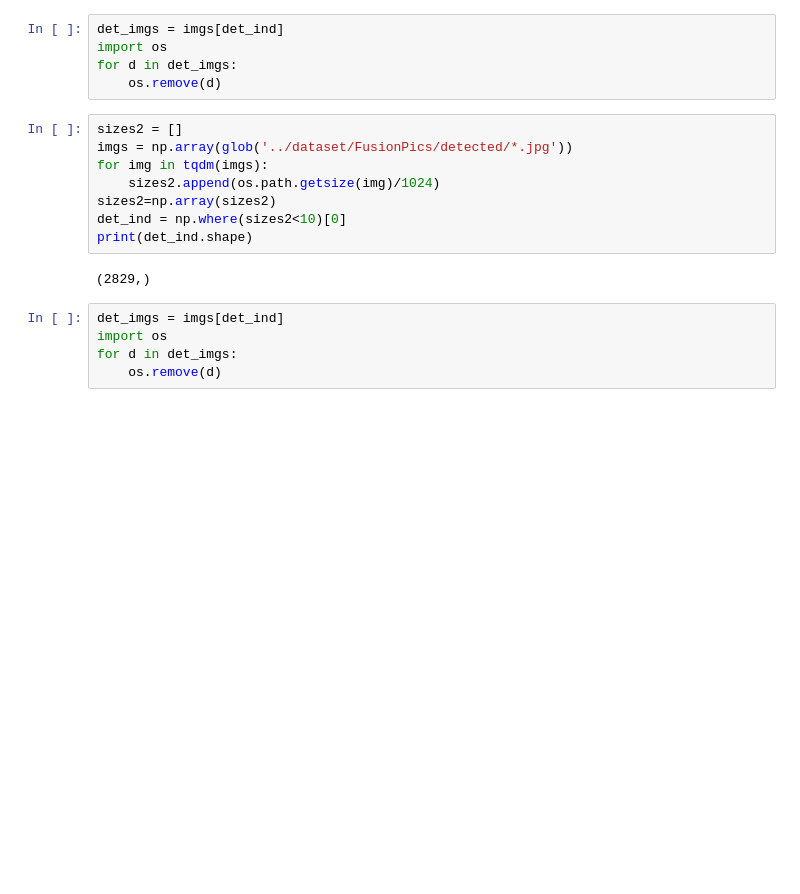
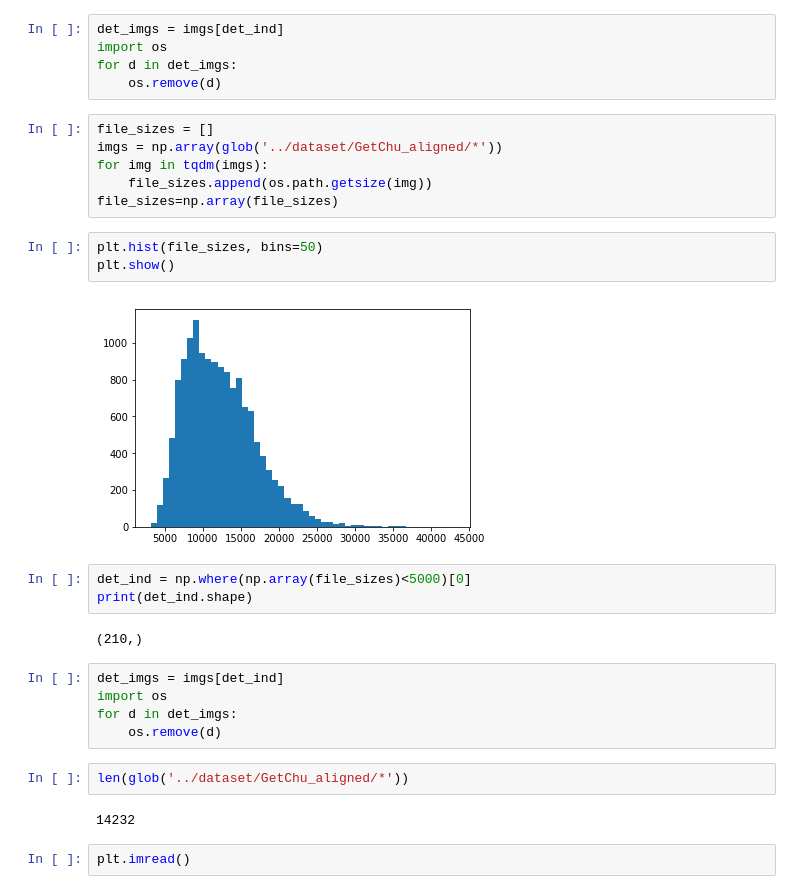
Before and after one commit to ANIME305/Anime-GAN-tensorflow, a Jupyter notebook: AnimeFaceDetect/face_detecter.ipynb, the cells around one changed output. Drawn from its saved outputs; the diff is of its cells as text; blank space fills up the shorter version.

```diff
--- a/AnimeFaceDetect/face_detecter.ipynb
+++ b/AnimeFaceDetect/face_detecter.ipynb
@@ -55,17 +64,29 @@ import os
 for d in det_imgs:
     os.remove(d)
 # %%
-sizes2 = []
-imgs = np.array(glob('../dataset/FusionPics/detected/*.jpg'))
+file_sizes = []
+imgs = np.array(glob('../dataset/GetChu_aligned/*'))
 for img in tqdm(imgs):
-    sizes2.append(os.path.getsize(img)/1024)
-sizes2=np.array(sizes2)
-det_ind = np.where(sizes2<10)[0]
-print(det_ind.shape)
+    file_sizes.append(os.path.getsize(img))
+file_sizes=np.array(file_sizes)
-# %% [output]
-(2829,)
+# %%
+plt.hist(file_sizes, bins=50)
+plt.show()
+# %% [output]
+[figure, added]
+# %%
+det_ind = np.where(np.array(file_sizes)<5000)[0]
+print(det_ind.shape)
+# %% [output]
+(210,)
 # %%
 det_imgs = imgs[det_ind]
 import os
 for d in det_imgs:
     os.remove(d)
+# %%
+len(glob('../dataset/GetChu_aligned/*'))
+# %% [output]
+14232
+# %%
+plt.imread()
```
Also changed, not shown: parts of 4 cells of this notebook, 4 other files.
